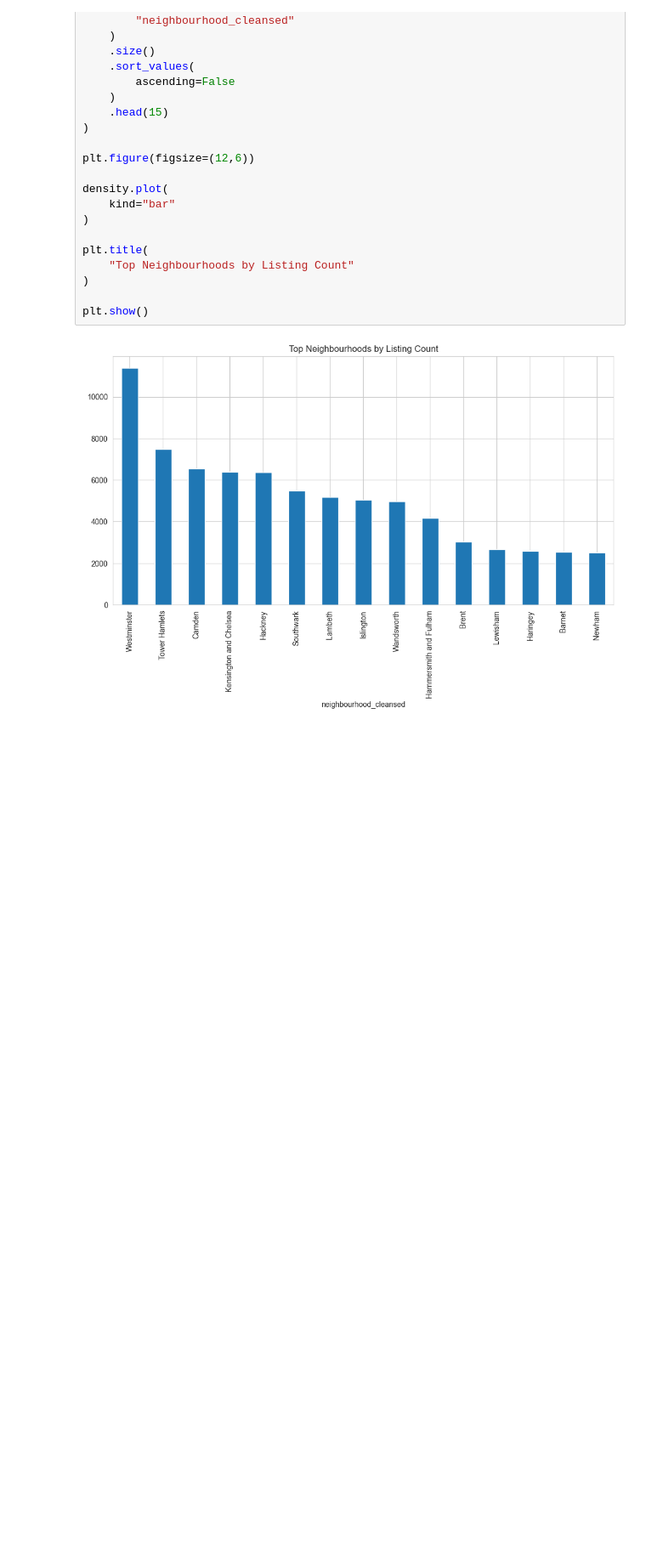
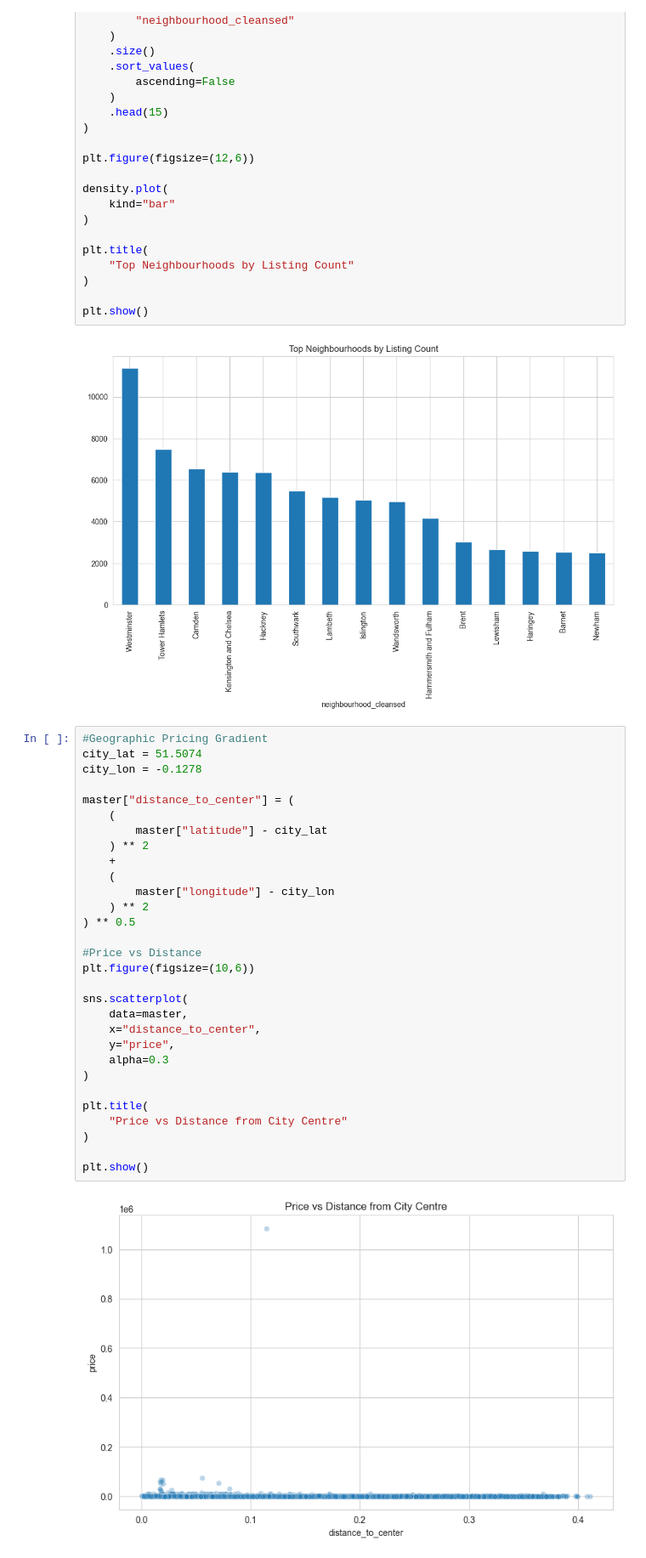
Before and after one commit to FathimaNafra/airbnb-data-engineering-project, a Jupyter notebook: notebooks/eda.ipynb, the cells around one changed output. Shown at 85% size. Cells and saved outputs as stored; diff of their text form; blank space fills up the shorter version.

Commit message:
Analyze geographic pricing gradients

```diff
--- a/notebooks/eda.ipynb
+++ b/notebooks/eda.ipynb
@@ -204,3 +204,35 @@ plt.title(
 plt.show()
 # %% [output]
 [figure]
+# %%
+#Geographic Pricing Gradient
+city_lat = 51.5074
+city_lon = -0.1278
+
+master["distance_to_center"] = (
+    (
+        master["latitude"] - city_lat
+    ) ** 2
+    +
+    (
+        master["longitude"] - city_lon
+    ) ** 2
+) ** 0.5
+
+#Price vs Distance
+plt.figure(figsize=(10,6))
+
+sns.scatterplot(
+    data=master,
+    x="distance_to_center",
+    y="price",
+    alpha=0.3
+)
+
+plt.title(
+    "Price vs Distance from City Centre"
+)
+
+plt.show()
+# %% [output]
+[figure, added]
```
